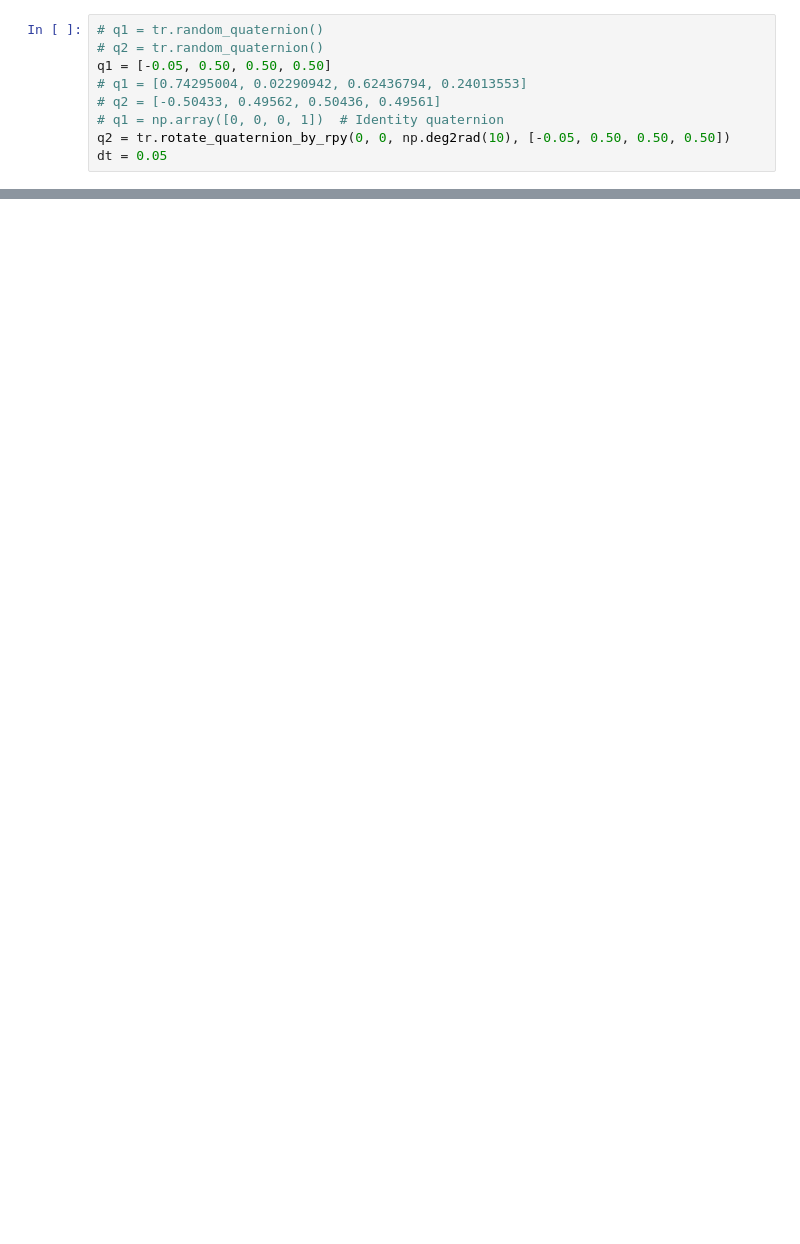
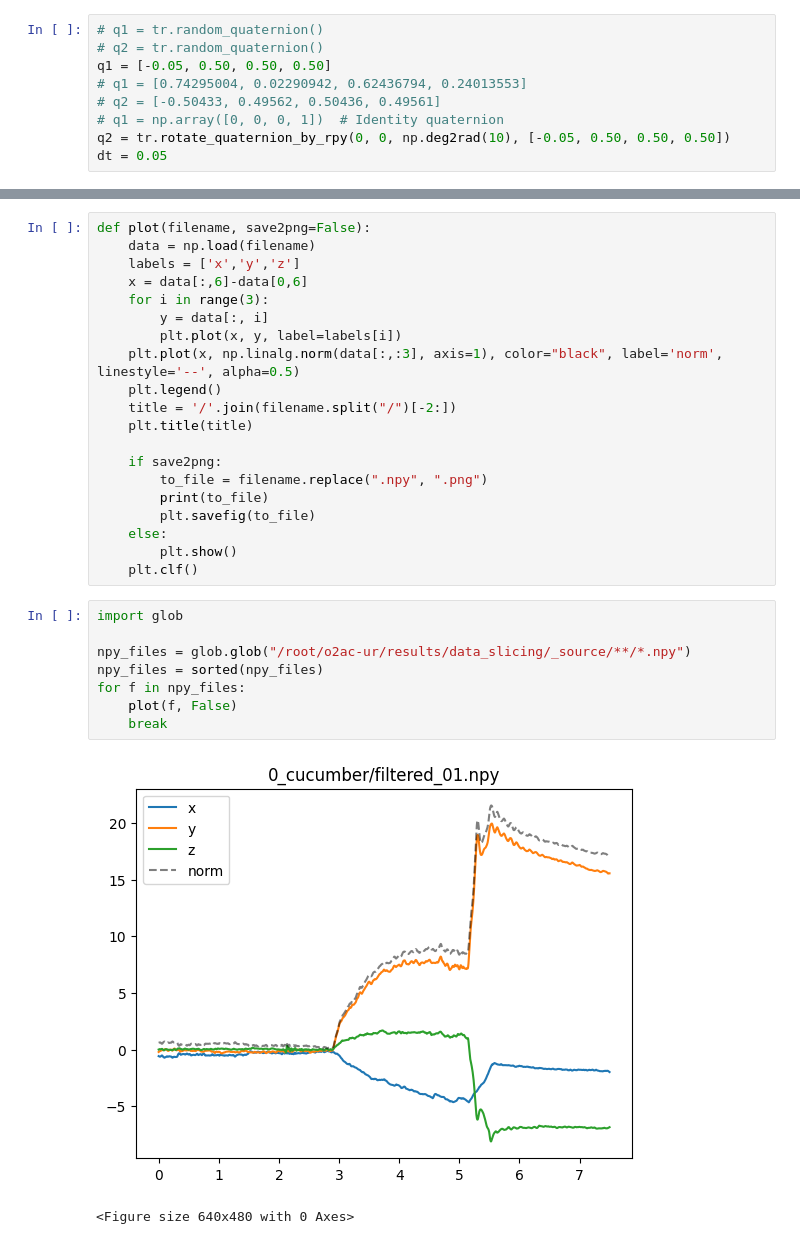
Before and after one commit to cambel/ur3, a Jupyter notebook: ur3e_openai/scripts/test.ipynb, the cells around one changed output, grey strips where cells are left out. Cells and saved outputs as stored; diff of their text form; blank space fills up the shorter version.

```diff
--- a/ur3e_openai/scripts/test.ipynb
+++ b/ur3e_openai/scripts/test.ipynb
@@ -158,0 +188,31 @@ NameError: name 'angular_velocity' is not defined
+# %%
+def plot(filename, save2png=False):
+    data = np.load(filename)
+    labels = ['x','y','z']
+    x = data[:,6]-data[0,6]
+    for i in range(3):
+        y = data[:, i]
+        plt.plot(x, y, label=labels[i])
+    plt.plot(x, np.linalg.norm(data[:,:3], axis=1), color="black", label='norm', linestyle='--', alpha=0.5)
+    plt.legend()
+    title = '/'.join(filename.split("/")[-2:])
+    plt.title(title)
+
+    if save2png:
+        to_file = filename.replace(".npy", ".png")
+        print(to_file)
+        plt.savefig(to_file)
+    else:
+        plt.show()
+    plt.clf()
+# %%
+import glob
+
+npy_files = glob.glob("/root/o2ac-ur/results/data_slicing/_source/**/*.npy")
+npy_files = sorted(npy_files)
+for f in npy_files:
+    plot(f, False)
+    break
+# %% [output]
+[figure, added]
+<Figure size 640x480 with 0 Axes>
```
Also changed, not shown: parts of 10 cells of this notebook, 2 other files.
